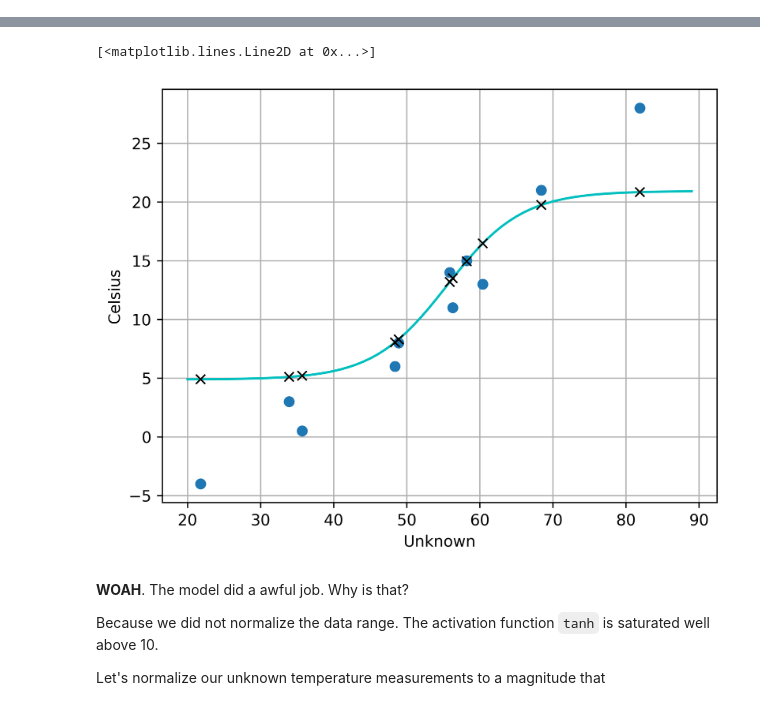
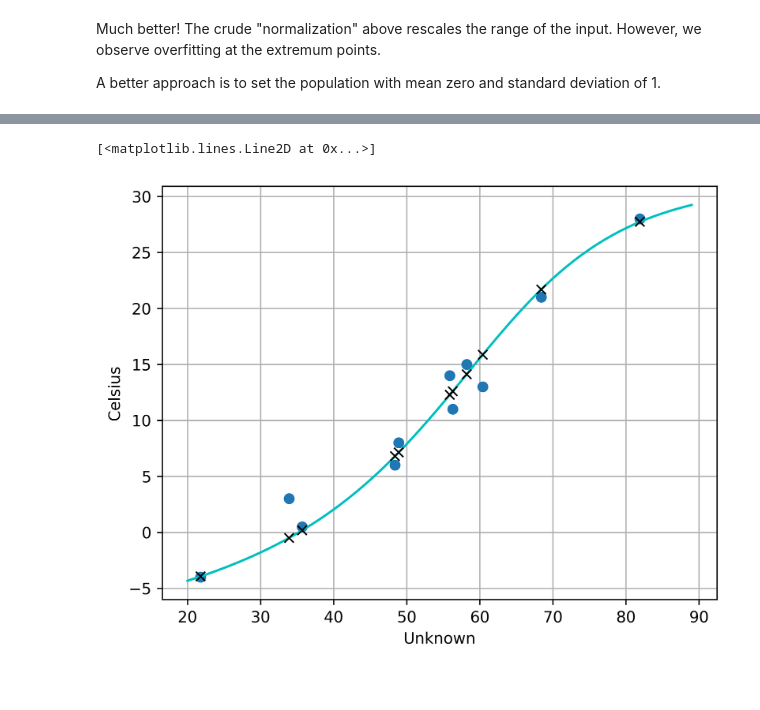
Before and after one commit to hoganman/deeplearningpytorch, a Jupyter notebook: 03-nn-one-hidden-layer.ipynb, the cells around one changed output, grey strips where cells are left out. Cells and saved outputs as stored; diff of their text form; code cells hidden in the pictures.

Commit message:
Update with lesson on normalization

```diff
--- a/03-nn-one-hidden-layer.ipynb
+++ b/03-nn-one-hidden-layer.ipynb
@@ -65,7 +73,7 @@ def training_loop(
     t_c_train : torch.Tensor
         Known temperature tensor for training
     t_c_val : torch.Tensor
-        Known known temperature tensor for validation
+        Known temperature tensor for validation
     Returns
     -------
     None
@@ -87,33 +224,45 @@ def training_loop(
+# %% [markdown]
+Much better! The crude "normalization" above rescales the range of the input. However, we observe overfitting at the extremum points.
+
+A better approach is to set the population with mean zero and standard deviation of 1.
+# %%
+t_u_mean, t_u_std = torch.mean(t_u.squeeze()), torch.mean(t_u.squeeze())
+t_un_train = (t_u_train - t_u_mean) / t_u_std
+t_un_val = (t_u_val - t_u_mean) / t_u_std
 # %%
+
 seq_model = nn.Sequential(OrderedDict([
-    ('hidden_linear', nn.Linear(1, n_samples)),
+    ('hidden_linear', nn.Linear(1, n_nodes)),
     ('hidden_activation', nn.Tanh()),
-    ('output_linear', nn.Linear(n_samples, 1))
+    ('output_linear', nn.Linear(n_nodes, 1))
 ]))
 
-optimizer = optim.Adam(seq_model.parameters(), lr=1e-3)
+optimizer = optim.SGD(seq_model.parameters(), lr=1e-3)
+print(seq_model, t_un_train.shape, t_un_val.shape)
 
 training_loop(
     n_epochs = 5000,
     optimizer = optimizer,
     model = seq_model,
     loss_fn = nn.MSELoss(),
-    t_u_train = t_u_train,
-    t_u_val = t_u_val,
+    t_u_train = t_un_train,
+    t_u_val = t_un_val,
     t_c_train = t_c_train,
     t_c_val = t_c_val)
 
-print('output', seq_model(t_u_val))
+print('output', seq_model(t_un_val))
 print('answer', t_c_val)
 print('hidden', seq_model.hidden_linear.weight.grad)
-
-t_range = torch.arange(20., 90.).unsqueeze(1)
 
 fig = plt.figure(dpi=600)
 plt.xlabel("Unknown")
 plt.ylabel("Celsius")
 plt.grid(True)
+
+# Show the inputs
 plt.plot(t_u.numpy(), t_c.numpy(), 'o')
-plt.plot(t_range.numpy(), seq_model(t_range).detach().numpy(), 'c-')
-plt.plot(t_u.numpy(), seq_model(t_u).detach().numpy(), 'kx')
+# Show the model
+plt.plot(t_range.numpy(), seq_model((t_range - t_u_mean) / t_u_std).detach().numpy(), 'c-')
+# Show where the model coincides in the horizontal axis
+plt.plot(t_u.numpy(), seq_model((t_u - t_u_mean) / t_u_std).detach().numpy(), 'kx')
 # %% [output]
@@ -137,8 +286,2 @@ output tensor([[ 4.8952],
 [<matplotlib.lines.Line2D at 0x...>]
-[figure, old version]
+[figure, new version]
-# %% [markdown]
-__WOAH__. The model did a awful job. Why is that?
-
-Because we did not normalize the data range. The activation function `tanh` is saturated well above 10.
-
-Let's normalize our unknown temperature measurements to a magnitude that
```
Also changed, not shown: parts of 15 cells of this notebook.
